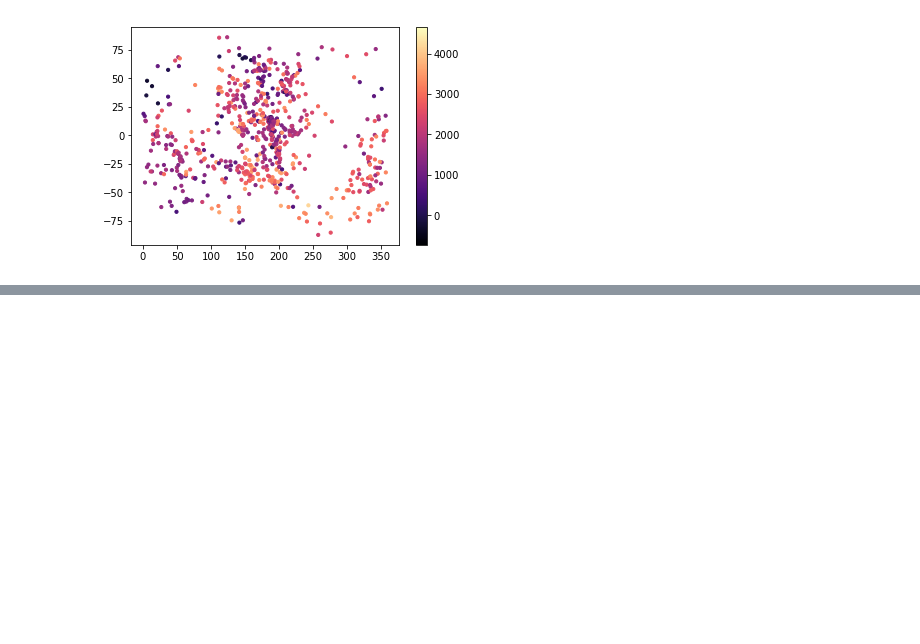
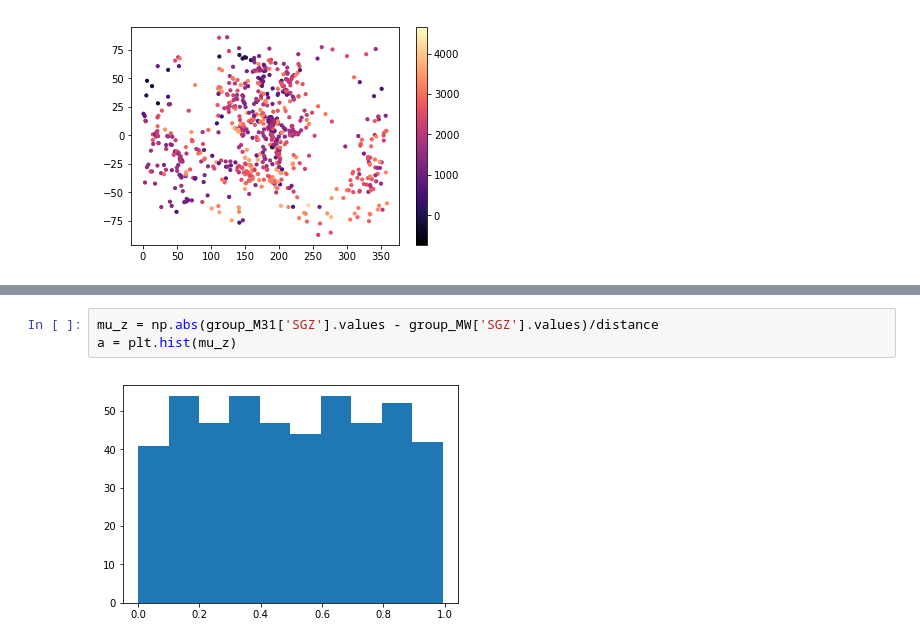
Before and after one commit to forero/GalaxyPairs, a Jupyter notebook: code/pairs_3500kms.ipynb, the cells around one changed output, grey strips where cells are left out. Drawn from its saved outputs; the diff is of its cells as text; blank space fills up the shorter version.

```diff
--- a/code/pairs_3500kms.ipynb
+++ b/code/pairs_3500kms.ipynb
@@ -111,0 +125,5 @@ print(np.count_nonzero(reciprocal_neighbor))
+# %%
+mu_z = np.abs(group_M31['SGZ'].values - group_MW['SGZ'].values)/distance
+a = plt.hist(mu_z)
+# %% [output]
+[figure, added]
```
Also changed, not shown: parts of 14 cells of this notebook, 1 other file.
